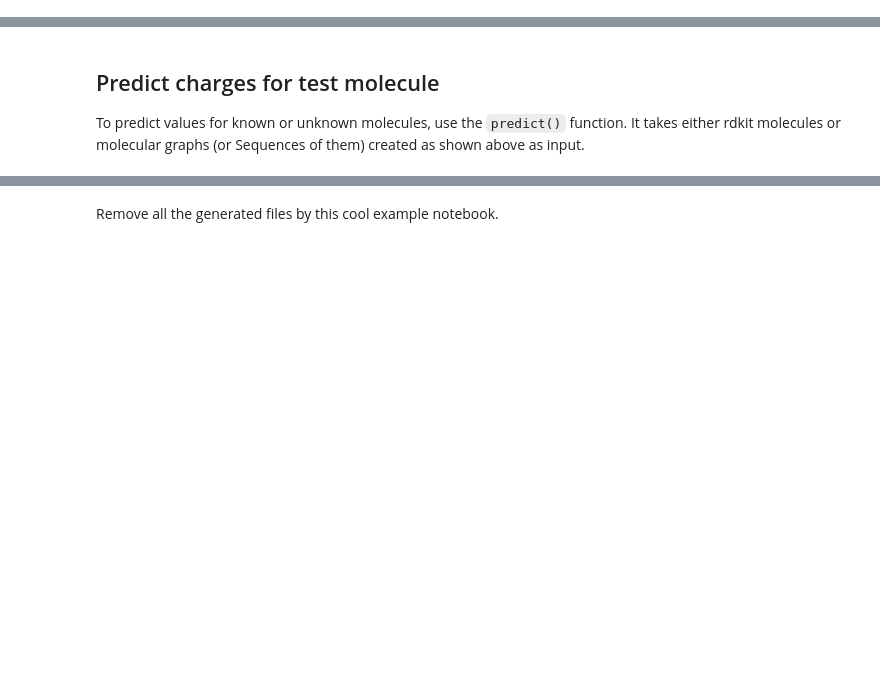
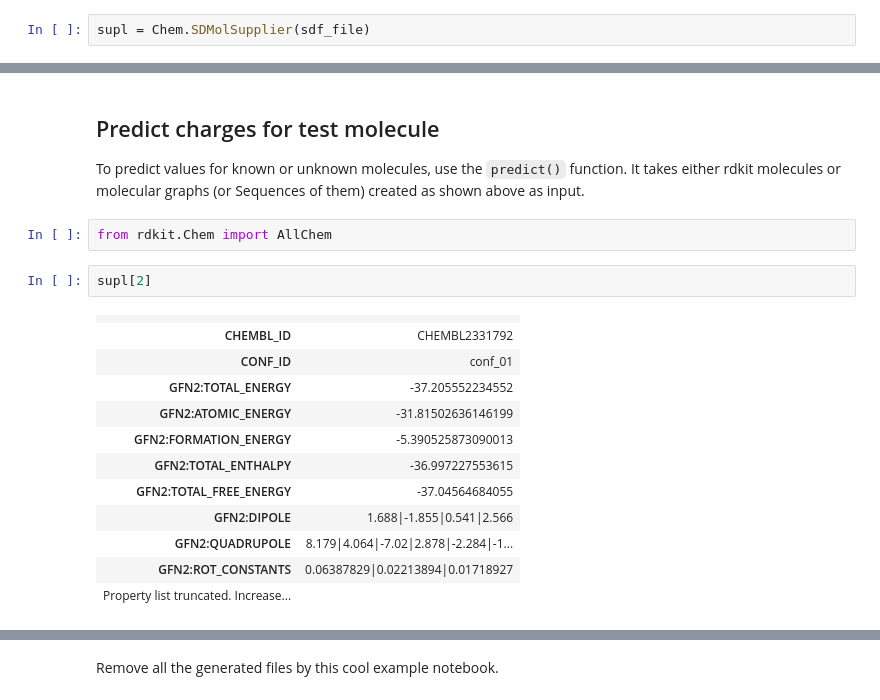
Before and after one commit to rinikerlab/DASH-tree, a Jupyter notebook: serenityff/charge/examples/02_train_ml_model.ipynb, the cells around one changed output, grey strips where cells are left out. Drawn from its saved outputs; the diff is of its cells as text; blank space fills up the shorter version.

```diff
--- a/serenityff/charge/examples/02_train_ml_model.ipynb
+++ b/serenityff/charge/examples/02_train_ml_model.ipynb
@@ -56,0 +97,2 @@ trainer.prepare_training_data(train_ratio=0.8)
+# %%
+supl = Chem.SDMolSupplier(sdf_file)
@@ -68,4 +158,21 @@ train_loss, eval_loss = trainer.train_model(epochs=epochs)
 ## Predict charges for test molecule
 
 To predict values for known or unknown molecules, use the `predict()` function. It takes either rdkit molecules or molecular graphs (or Sequences of them) created as shown above as input.
+# %%
+from rdkit.Chem import AllChem
+# %%
+supl[2]
+# %% [output]
+|  |  |
+| CHEMBL_ID | CHEMBL2331792 |
+| CONF_ID | conf_01 |
+| GFN2:TOTAL_ENERGY | -37.205552234552 |
+| GFN2:ATOMIC_ENERGY | -31.81502636146199 |
+| GFN2:FORMATION_ENERGY | -5.390525873090013 |
+| GFN2:TOTAL_ENTHALPY | -36.997227553615 |
+| GFN2:TOTAL_FREE_ENERGY | -37.04564684055 |
+| GFN2:DIPOLE | 1.688|-1.855|0.541|2.566 |
+| GFN2:QUADRUPOLE | 8.179|4.064|-7.02|2.878|-2.284|-1... |
+| GFN2:ROT_CONSTANTS | 0.06387829|0.02213894|0.01718927 |
+| Property list truncated. Increase... |  |
 # %%
```
Also changed, not shown: parts of 17 cells of this notebook, 6 other files.
